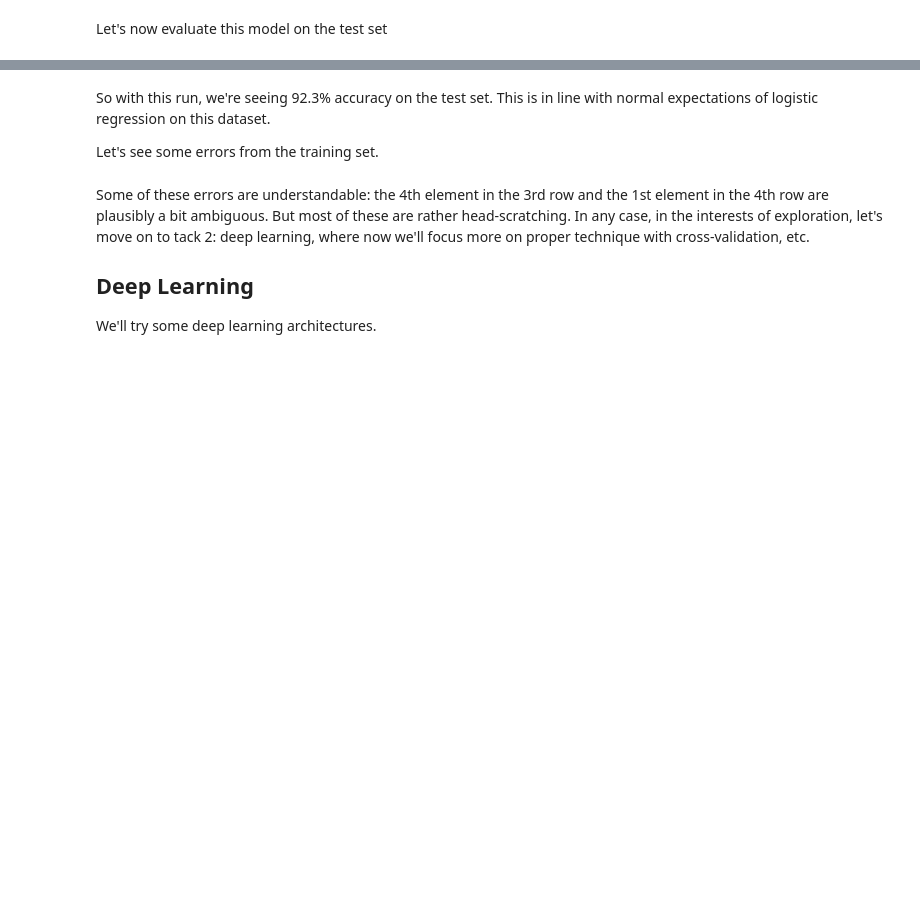
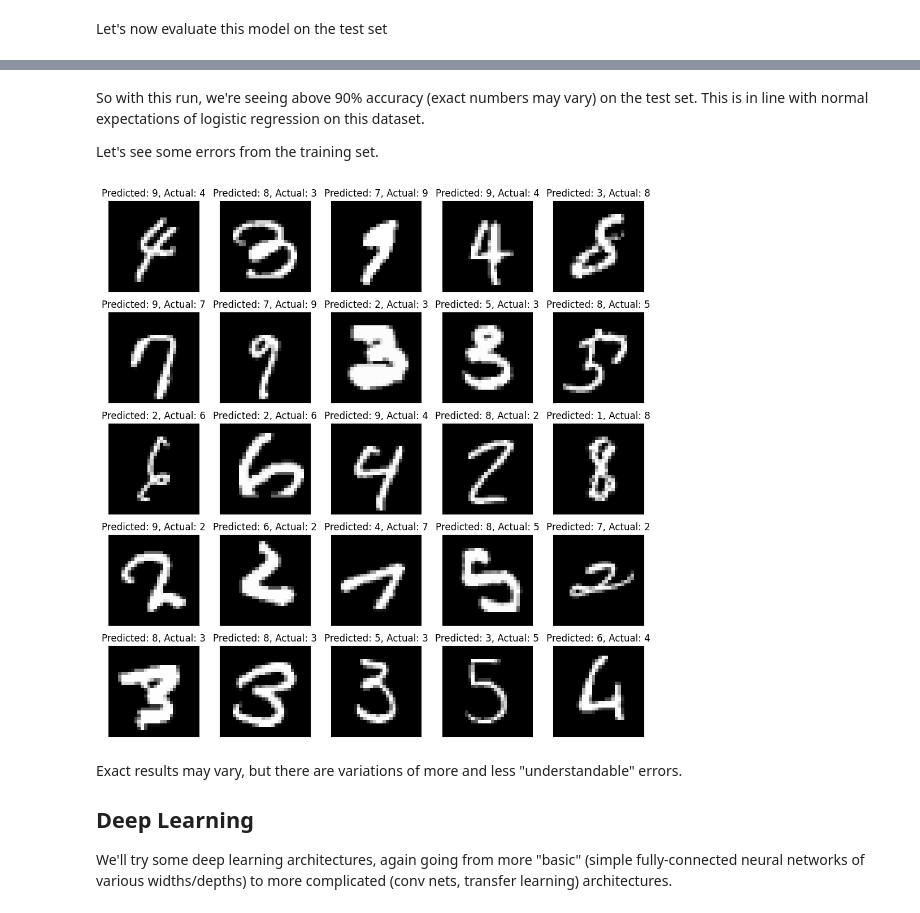
Before and after one commit to venknat/ai-projects, a Jupyter notebook: notebooks/mnist/mnist_exploration.ipynb, the cells around one changed output, grey strips where cells are left out. Saved outputs shown, nothing was run; the diff lists cells and outputs as text; code cells hidden in the pictures; blank space fills up the shorter version.

```diff
--- a/notebooks/mnist/mnist_exploration.ipynb
+++ b/notebooks/mnist/mnist_exploration.ipynb
@@ -153,5 +151,5 @@ print(losses)
 # %% [markdown]
-So with this run, we're seeing 92.3% accuracy on the test set.  This is in line with normal expectations of logistic regression on this dataset.
+So with this run, we're seeing above 90% accuracy (exact numbers may vary) on the test set.  This is in line with normal expectations of logistic regression on this dataset.
 
 Let's see some errors from the training set.
 # %%
@@ -159,36 +157,41 @@ num_images = 25
 
 train_dataloader = DataLoader(train_dataset, batch_size=1024, shuffle=True)
 
 preds = None
 labels = None
 images = None
 
 with torch.no_grad():
     for images, labels2 in train_dataloader:
         images = images.view(images.shape[0], -1)
+        images = images.to(device)
+        labels2 = labels2.to(device)
         preds = model(images)
         labels = labels2
 
 
 pred_classes = preds.argmax(dim=1)
 misclassified_indices = (pred_classes != labels).nonzero(as_tuple=True)[0]
 
 fig, axes = plt.subplots(5, 5, figsize=(10, 10))
 axes = axes.flatten()
 
 for i in range(min(25, len(misclassified_indices))):
     ax = axes[i]
     image_index = misclassified_indices[i]
     ax.set(xticks=[], yticks=[])
     img = images[image_index].reshape(1, 28, 28)
+    img = img.to('cpu')
     ax.imshow(img.squeeze(), cmap='gray')
     ax.set_title(f"Predicted: {pred_classes[image_index]}, Actual: {labels[image_index]}")
 
 plt.tight_layout()
 plt.show()
+# %% [output]
+[figure, added]
 # %% [markdown]
-Some of these errors are understandable: the 4th element in the 3rd row and the 1st element in the 4th row are plausibly a bit ambiguous.  But most of these are rather head-scratching.  In any case, in the interests of exploration, let's move on to tack 2: deep learning, where now we'll focus more on proper technique with cross-validation, etc.
+Exact results may vary, but there are variations of more and less "understandable" errors.
 
 ##  Deep Learning
 
-We'll try some deep learning architectures.
+We'll try some deep learning architectures, again going from more "basic" (simple fully-connected neural networks of various widths/depths) to more complicated (conv nets, transfer learning) architectures.
```
Also changed, not shown: parts of 3 cells of this notebook, 7 other files.
